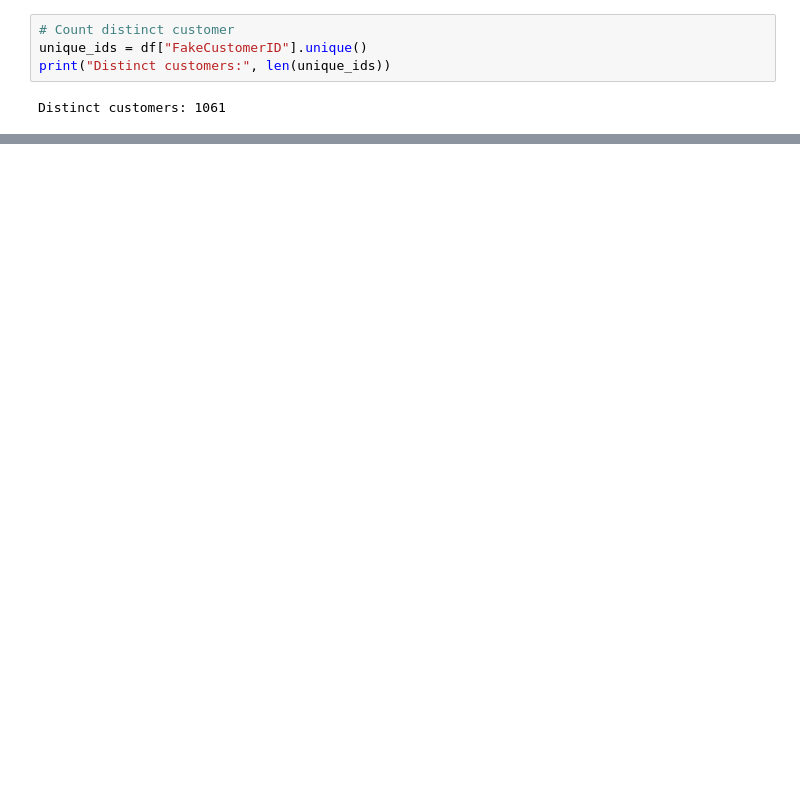
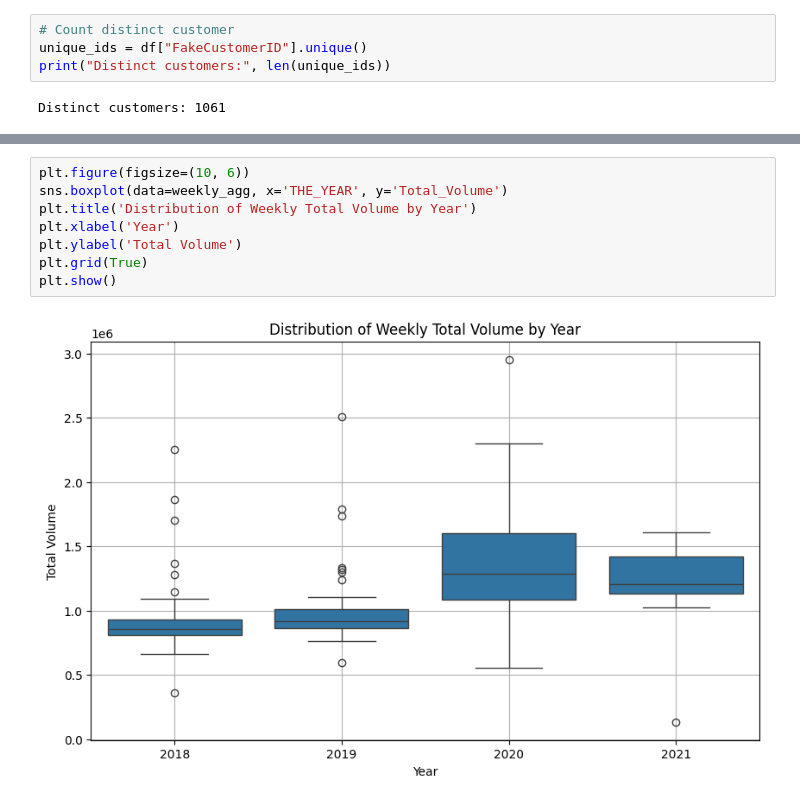
Before and after one commit to anhquanbui/finalprojectg7, a Jupyter notebook: main.ipynb, the cells around one changed output, grey strips where cells are left out. Saved outputs shown, nothing was run; the diff lists cells and outputs as text; blank space fills up the shorter version.

```diff
--- a/main.ipynb
+++ b/main.ipynb
@@ -114,0 +172,10 @@ customer_activity = df.groupby("FakeCustomerID")["THE_WEEK"].nunique().sort_valu
+# %%
+plt.figure(figsize=(10, 6))
+sns.boxplot(data=weekly_agg, x='THE_YEAR', y='Total_Volume')
+plt.title('Distribution of Weekly Total Volume by Year')
+plt.xlabel('Year')
+plt.ylabel('Total Volume')
+plt.grid(True)
+plt.show()
+# %% [output]
+[figure, added]
```
Also changed, not shown: parts of 20 cells of this notebook.
